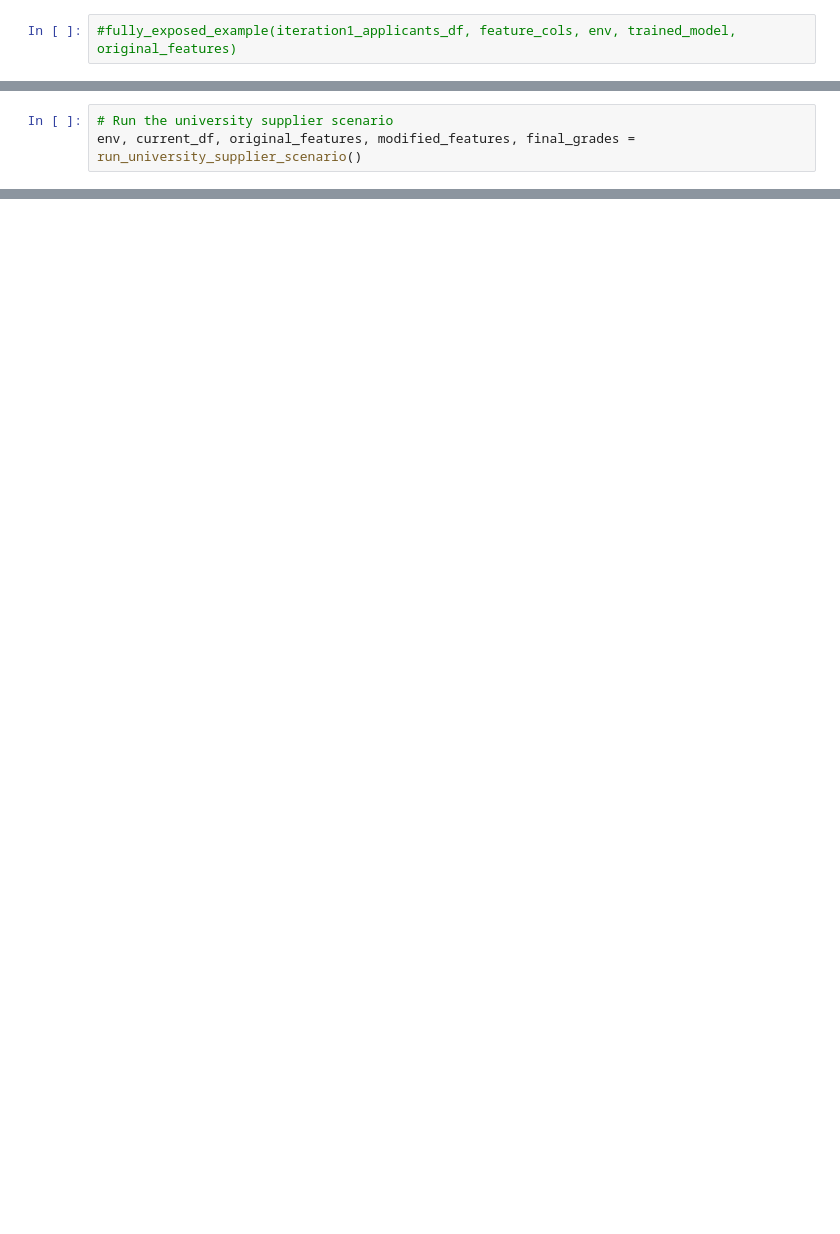
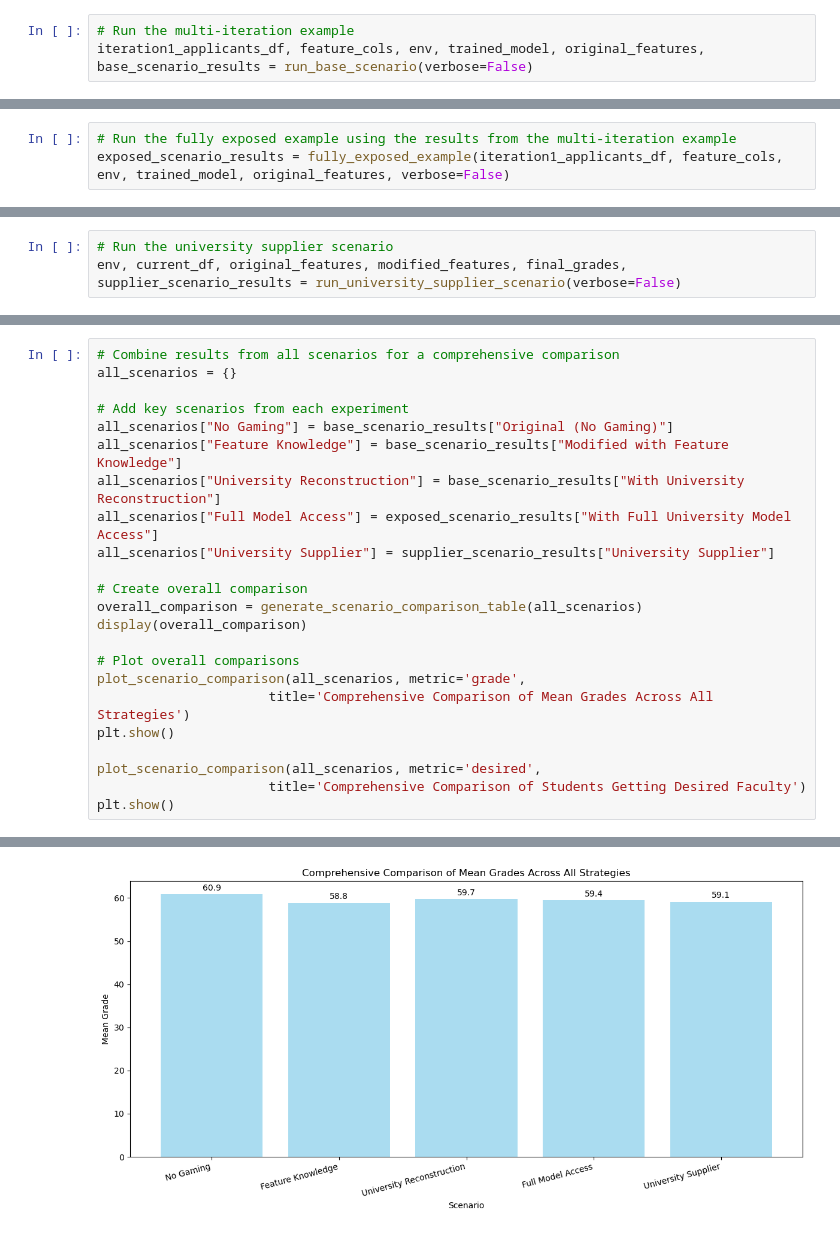
Before and after one commit to ashalem/ML_Human, a Jupyter notebook: final_project.ipynb, the cells around one changed output, grey strips where cells are left out. Cells and saved outputs as stored; diff of their text form; blank space fills up the shorter version.

```diff
--- a/final_project.ipynb
+++ b/final_project.ipynb
@@ -758,2 +25,3 @@ def fully_exposed_example(iteration1_applicants_df, feature_cols, env, trained_m
 # %%
-#fully_exposed_example(iteration1_applicants_df, feature_cols, env, trained_model, original_features)
+# Run the multi-iteration example
+iteration1_applicants_df, feature_cols, env, trained_model, original_features, base_scenario_results = run_base_scenario(verbose=False)
@@ -850,0 +82,3 @@ def run_university_supplier_scenario():
+# %%
+# Run the fully exposed example using the results from the multi-iteration example
+exposed_scenario_results = fully_exposed_example(iteration1_applicants_df, feature_cols, env, trained_model, original_features, verbose=False)
@@ -851,3 +115,3 @@ def run_university_supplier_scenario():
 # %%
 # Run the university supplier scenario
-env, current_df, original_features, modified_features, final_grades = run_university_supplier_scenario()
+env, current_df, original_features, modified_features, final_grades, supplier_scenario_results = run_university_supplier_scenario(verbose=False)
@@ -853,0 +152,24 @@ env, current_df, original_features, modified_features, final_grades = run_univer
+# %%
+# Combine results from all scenarios for a comprehensive comparison
+all_scenarios = {}
+
+# Add key scenarios from each experiment
+all_scenarios["No Gaming"] = base_scenario_results["Original (No Gaming)"]
+all_scenarios["Feature Knowledge"] = base_scenario_results["Modified with Feature Knowledge"]
+all_scenarios["University Reconstruction"] = base_scenario_results["With University Reconstruction"]
+all_scenarios["Full Model Access"] = exposed_scenario_results["With Full University Model Access"]
+all_scenarios["University Supplier"] = supplier_scenario_results["University Supplier"]
+
+# Create overall comparison
+overall_comparison = generate_scenario_comparison_table(all_scenarios)
+display(overall_comparison)
+
+# Plot overall comparisons
+plot_scenario_comparison(all_scenarios, metric='grade',
+                      title='Comprehensive Comparison of Mean Grades Across All Strategies')
+plt.show()
+
+plot_scenario_comparison(all_scenarios, metric='desired',
+                      title='Comprehensive Comparison of Students Getting Desired Faculty')
+plt.show()
+# %% [output]
@@ -853,0 +180 @@ env, current_df, original_features, modified_features, final_grades = run_univer
+[figure, added]
```
Also changed, not shown: parts of 29 cells of this notebook, 3 other files.
